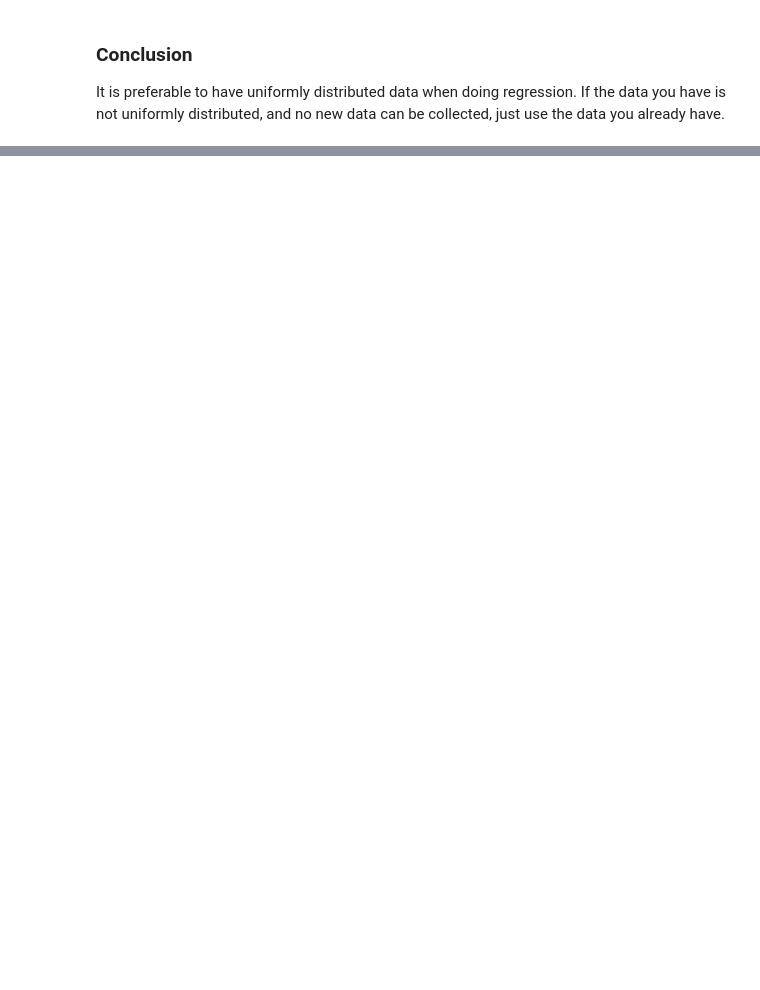
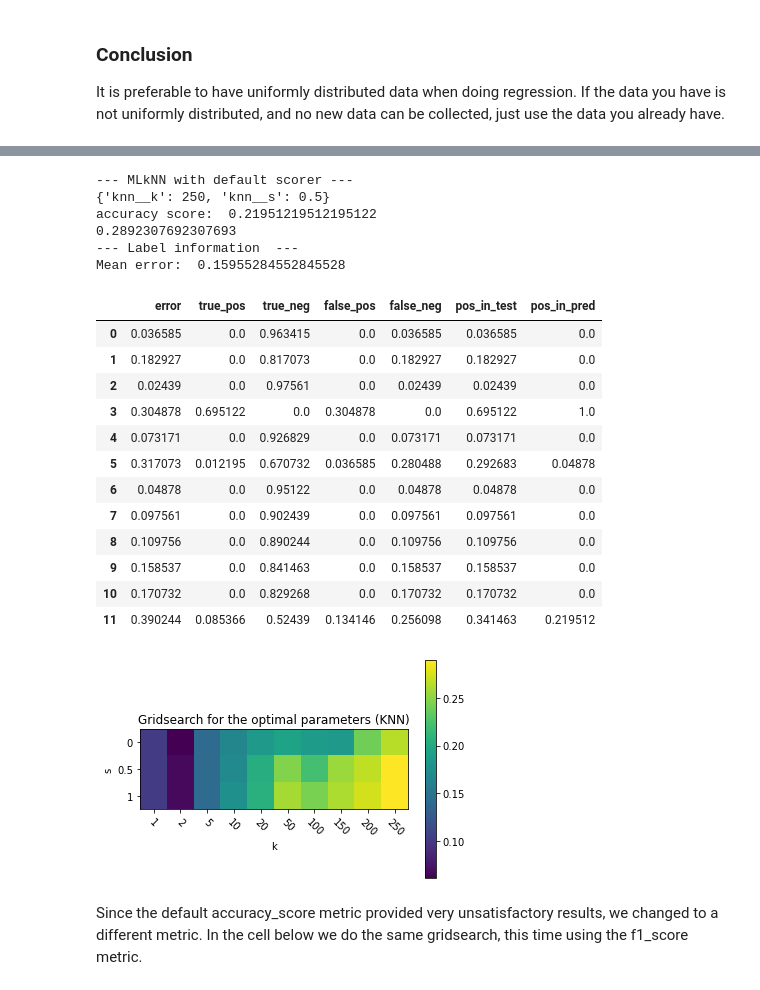
Before and after one commit to OlivierDelattre/SFoML_project, a Jupyter notebook: project.ipynb, the cells around one changed output, grey strips where cells are left out. Drawn from its saved outputs; the diff is of its cells as text; code cells hidden in the pictures; blank space fills up the shorter version.

```diff
--- a/project.ipynb
+++ b/project.ipynb
@@ -631,0 +872,50 @@ It is preferable to have uniformly distributed data when doing regression. If th
+# %%
+fig, ax = plt.subplots(1, 1)
+print("--- MLkNN with default scorer ---")
+print(knn_gs_result.best_params_)
+
+# --- Plot grid search results ---
+k, s = knn_gs_result.param_grid["knn__k"], knn_gs_result.param_grid["knn__s"]
+im = ax.imshow(np.transpose(knn_gs_result.cv_results_["mean_test_score"].reshape(len(k), len(s))))
+fig.colorbar(im)
+ax.set_xlabel("k")
+ax.set_xticks(range(len(k)))
+ax.set_xticklabels(k, rotation=-45)
+ax.set_ylabel("s")
+ax.set_yticks(range(len(s)))
+ax.set_yticklabels(s)
+ax.set_title("Gridsearch for the optimal parameters (KNN)")
+
+# --- Evaluate ---
+#knn_pipe.fit(np.array(X_train), np.array(Y_train))
+Y_pred = knn_gs.best_estimator_.predict(X_test).toarray()
+
+print("accuracy score: ", knn_gs_result.best_estimator_.score(X_test, Y_test))
+
+print("--- Label information  ---")
+results = analyse_results(pd.DataFrame(np.array(Y_pred)), pd.DataFrame(np.array(Y_test)))
+print("Mean error: ", np.mean(results["error"]))
+results
+# %% [output]
+--- MLkNN with default scorer ---
+{'knn__k': 250, 'knn__s': 0.5}
+accuracy score:  0.21951219512195122
+0.2892307692307693
+--- Label information  ---
+Mean error:  0.15955284552845528
+|  | error | true_pos | true_neg | false_pos | false_neg | pos_in_test | pos_in_pred |
+| 0 | 0.036585 | 0.0 | 0.963415 | 0.0 | 0.036585 | 0.036585 | 0.0 |
+| 1 | 0.182927 | 0.0 | 0.817073 | 0.0 | 0.182927 | 0.182927 | 0.0 |
+| 2 | 0.02439 | 0.0 | 0.97561 | 0.0 | 0.02439 | 0.02439 | 0.0 |
+| 3 | 0.304878 | 0.695122 | 0.0 | 0.304878 | 0.0 | 0.695122 | 1.0 |
+| 4 | 0.073171 | 0.0 | 0.926829 | 0.0 | 0.073171 | 0.073171 | 0.0 |
+| 5 | 0.317073 | 0.012195 | 0.670732 | 0.036585 | 0.280488 | 0.292683 | 0.04878 |
+| 6 | 0.04878 | 0.0 | 0.95122 | 0.0 | 0.04878 | 0.04878 | 0.0 |
+| 7 | 0.097561 | 0.0 | 0.902439 | 0.0 | 0.097561 | 0.097561 | 0.0 |
+| 8 | 0.109756 | 0.0 | 0.890244 | 0.0 | 0.109756 | 0.109756 | 0.0 |
+| 9 | 0.158537 | 0.0 | 0.841463 | 0.0 | 0.158537 | 0.158537 | 0.0 |
+| 10 | 0.170732 | 0.0 | 0.829268 | 0.0 | 0.170732 | 0.170732 | 0.0 |
+| 11 | 0.390244 | 0.085366 | 0.52439 | 0.134146 | 0.256098 | 0.341463 | 0.219512 |
+[figure, added]
+# %% [markdown]
+Since the default accuracy_score metric provided very unsatisfactory results, we changed to a different metric. In the cell below we do the same gridsearch, this time using the f1_score metric.
```
Also changed, not shown: parts of 33 cells of this notebook.
